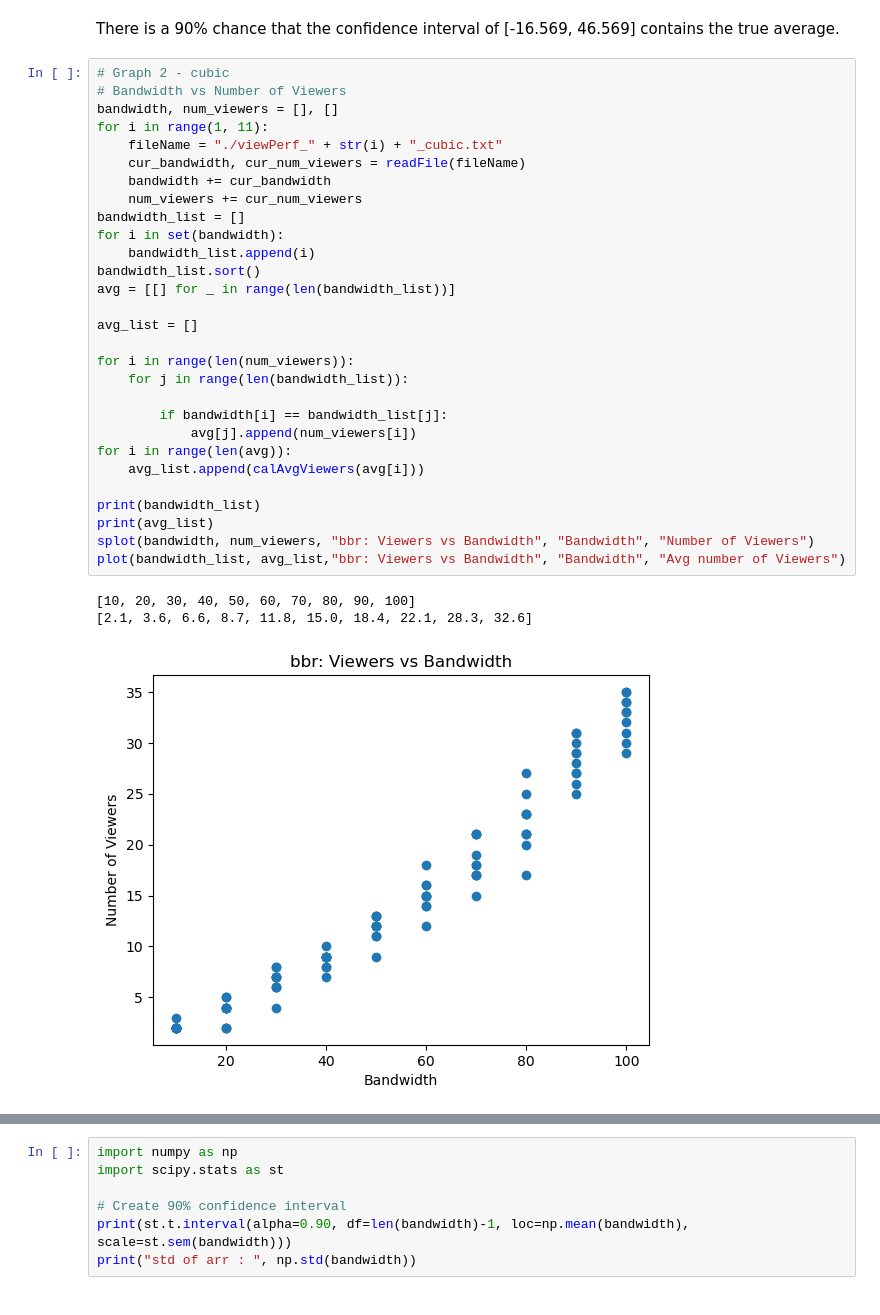
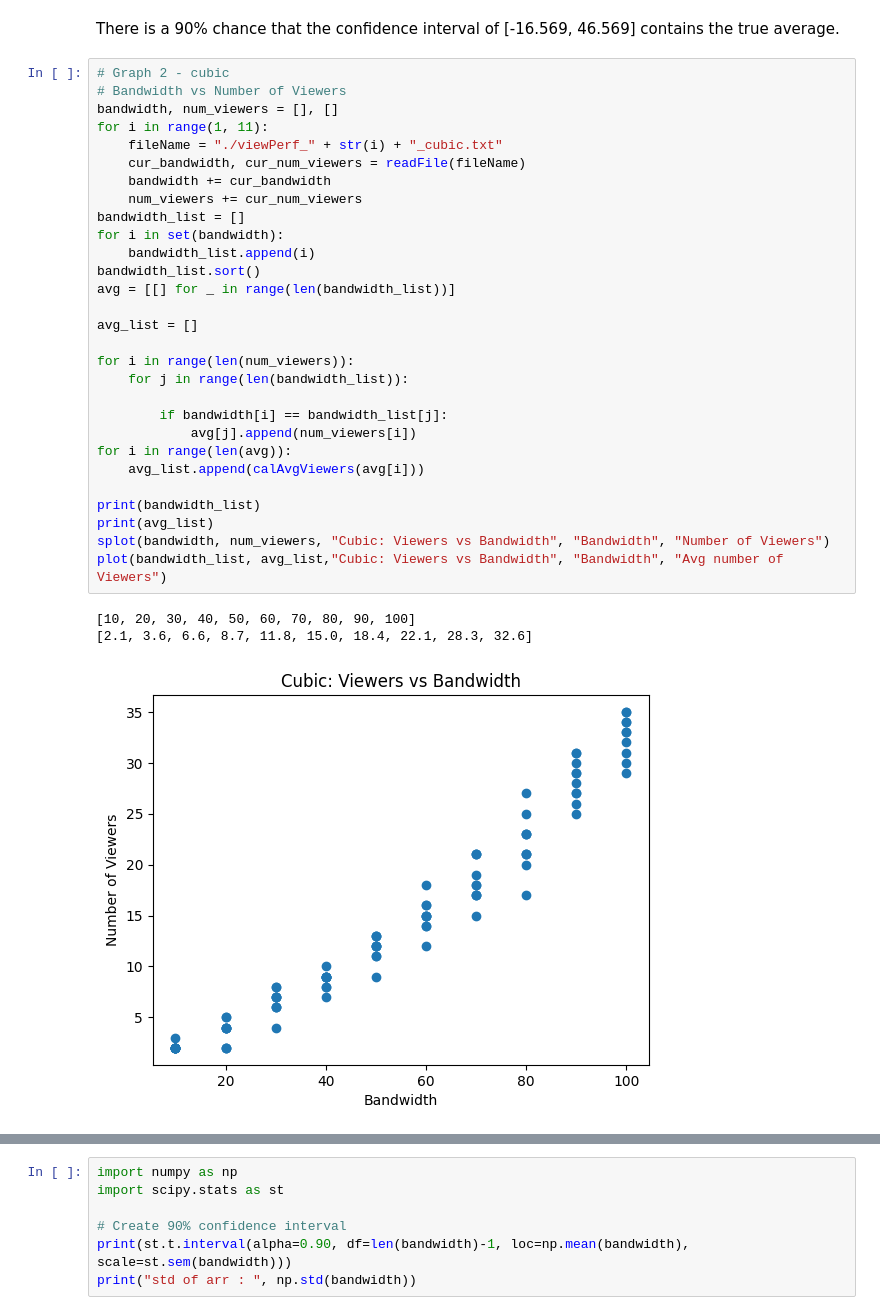
Before and after one commit to BaiqingL/CS655-TCP-Comparison, a Jupyter notebook: data/Statistics.ipynb, the cells around one changed output, grey strips where cells are left out. Drawn from its saved outputs; the diff is of its cells as text.

```diff
--- a/data/Statistics.ipynb
+++ b/data/Statistics.ipynb
@@ -89,33 +89,33 @@ There is a 90% chance that the confidence interval of [-16.569, 46.569] contains
 # %%
 # Graph 2 - cubic
 # Bandwidth vs Number of Viewers
 bandwidth, num_viewers = [], []
 for i in range(1, 11):
     fileName = "./viewPerf_" + str(i) + "_cubic.txt"
     cur_bandwidth, cur_num_viewers = readFile(fileName)
     bandwidth += cur_bandwidth
     num_viewers += cur_num_viewers
 bandwidth_list = []
 for i in set(bandwidth):
     bandwidth_list.append(i)
 bandwidth_list.sort()
 avg = [[] for _ in range(len(bandwidth_list))]
 
 avg_list = []
 
 for i in range(len(num_viewers)):
     for j in range(len(bandwidth_list)):
 
         if bandwidth[i] == bandwidth_list[j]:
             avg[j].append(num_viewers[i])
 for i in range(len(avg)):
     avg_list.append(calAvgViewers(avg[i]))
 
 print(bandwidth_list)
 print(avg_list)
-splot(bandwidth, num_viewers, "bbr: Viewers vs Bandwidth", "Bandwidth", "Number of Viewers")
-plot(bandwidth_list, avg_list,"bbr: Viewers vs Bandwidth", "Bandwidth", "Avg number of Viewers")
+splot(bandwidth, num_viewers, "Cubic: Viewers vs Bandwidth", "Bandwidth", "Number of Viewers")
+plot(bandwidth_list, avg_list,"Cubic: Viewers vs Bandwidth", "Bandwidth", "Avg number of Viewers")
 # %% [output]
 [10, 20, 30, 40, 50, 60, 70, 80, 90, 100]
 [2.1, 3.6, 6.6, 8.7, 11.8, 15.0, 18.4, 22.1, 28.3, 32.6]
-[figure, old version]
+[figure, new version]
```
Also changed, not shown: parts of 3 cells of this notebook.
